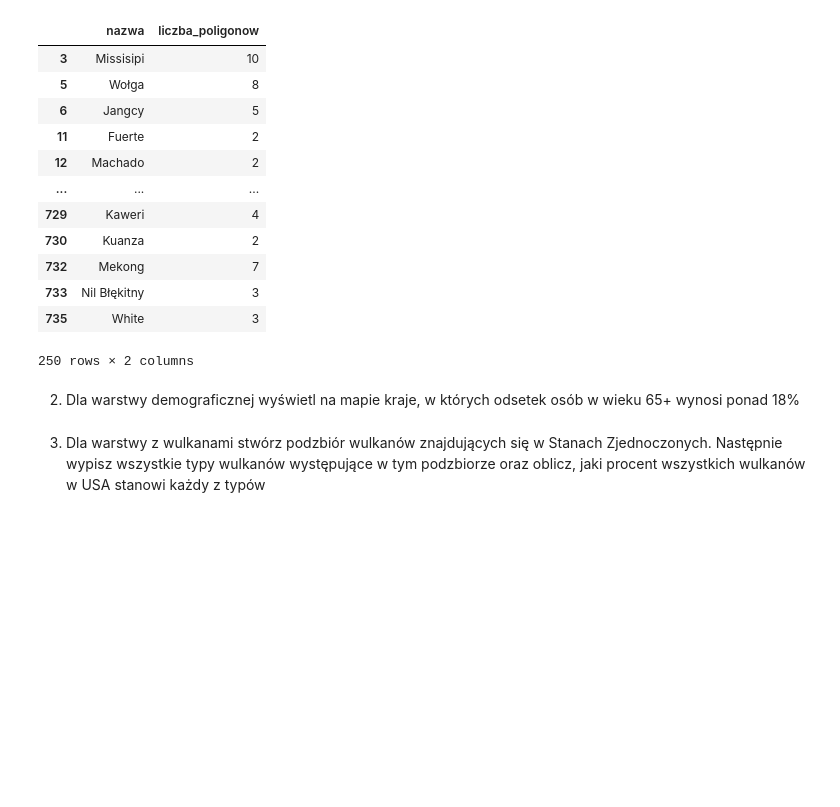
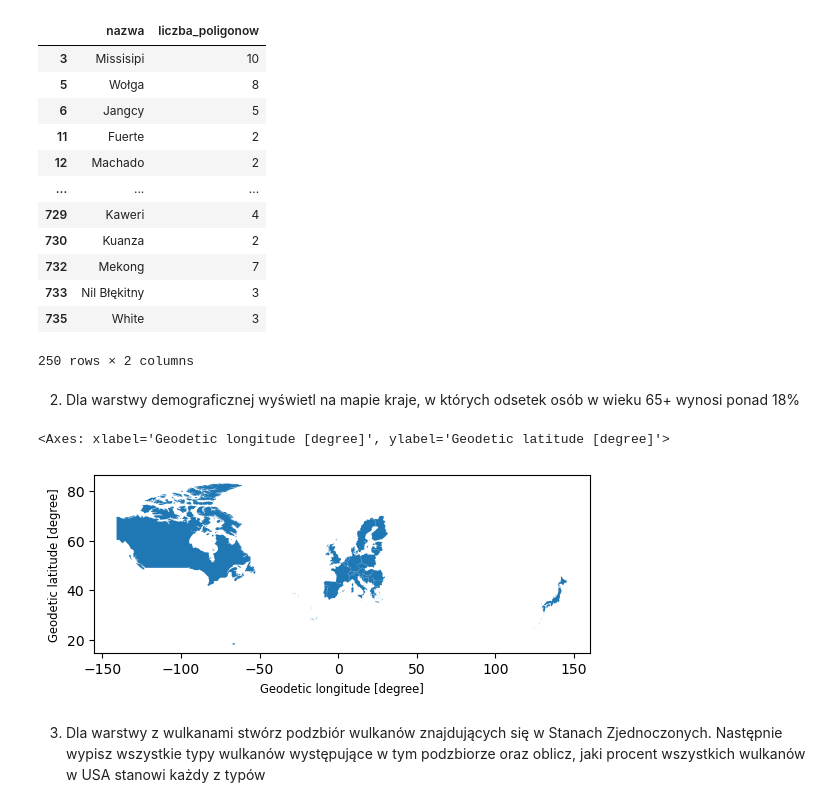
Before and after one commit to Krzysztof-Felka/struktury-danych26, a Jupyter notebook: scripts/zadania/zad3.ipynb, the cells around one changed output. Cells and saved outputs as stored; diff of their text form; code cells hidden in the pictures; blank space fills up the shorter version.

```diff
--- a/scripts/zadania/zad3.ipynb
+++ b/scripts/zadania/zad3.ipynb
@@ -28,5 +29,24 @@ wynik
 250 rows × 2 columns
 # %% [markdown]
 2. Dla warstwy demograficznej wyświetl na mapie kraje, w których odsetek osób w wieku 65+ wynosi ponad 18%
+# %%
+demography = gpd.read_file(path_to_files+"lsp1.geojson")
+
+col = "ludność_w_wieku_65_lat_i_więcej"
+
+demography[col] = pd.to_numeric(
+    demography[col]
+    .astype("string")
+    .str.replace("%", "", regex=False)
+    .str.strip()
+    .replace("brak danych", pd.NA),
+    errors="coerce",
+)
+
+wynik = demography[demography["ludność_w_wieku_65_lat_i_więcej"] > 18]
+wynik.plot()
+# %% [output]
+<Axes: xlabel='Geodetic longitude [degree]', ylabel='Geodetic latitude [degree]'>
+[figure, added]
 # %% [markdown]
 3. Dla warstwy z wulkanami stwórz podzbiór wulkanów znajdujących się w Stanach Zjednoczonych. Następnie wypisz wszystkie typy wulkanów występujące w tym podzbiorze oraz oblicz, jaki procent wszystkich wulkanów w USA stanowi każdy z typów
```
Also changed, not shown: parts of 2 cells of this notebook, 1 other file.
